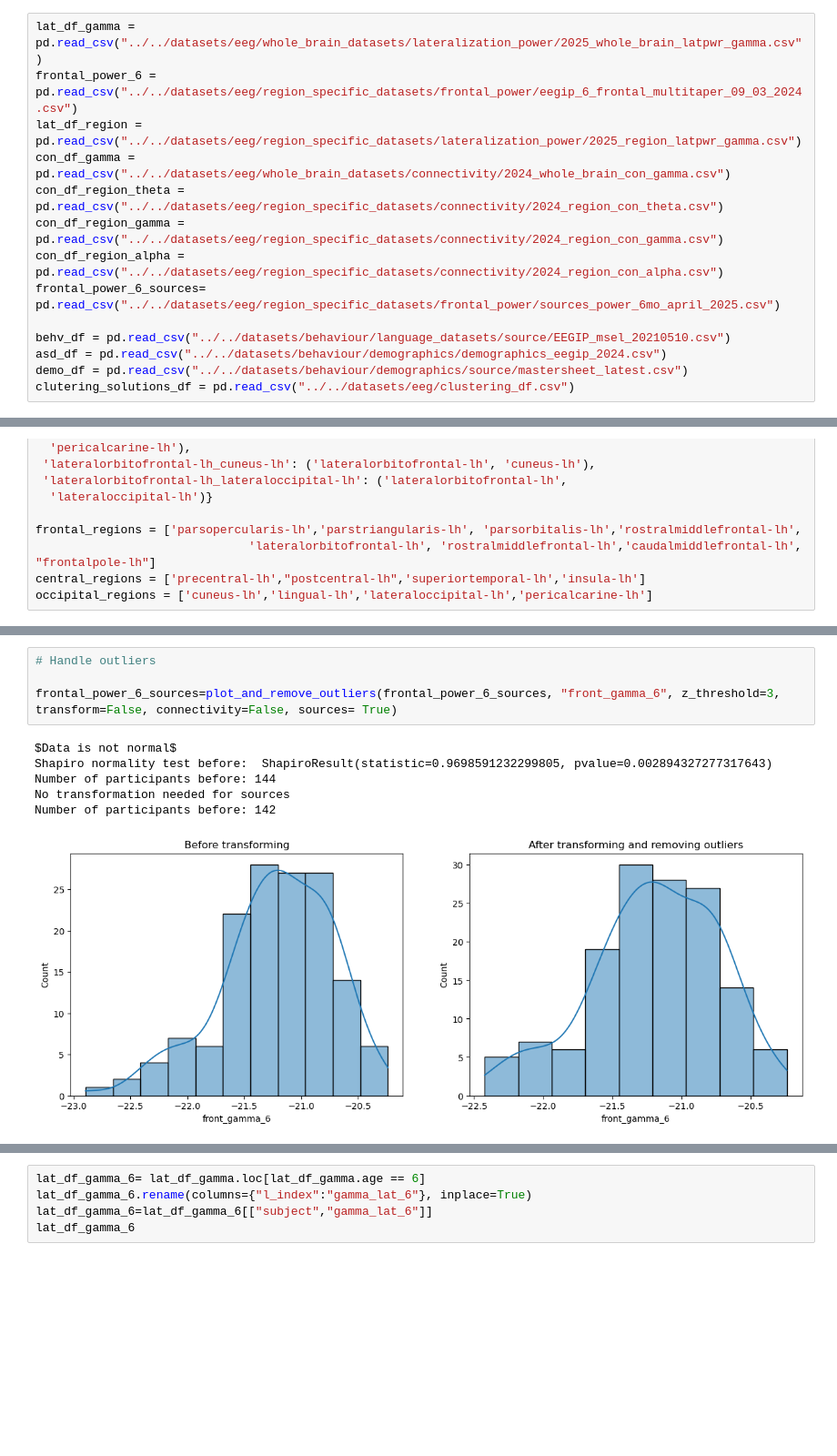
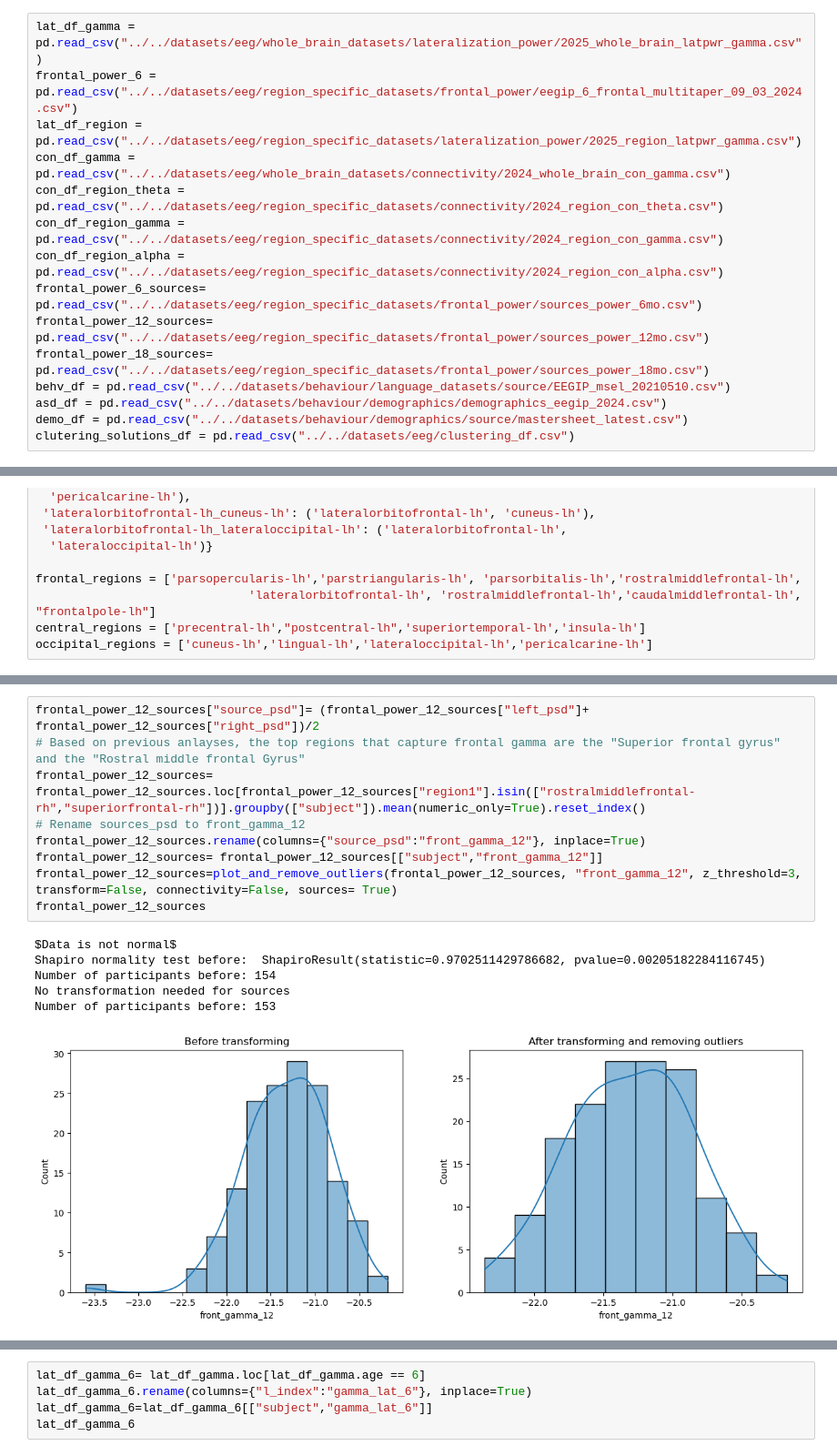
Before and after one commit to gabrielblancogomez/eegip_sex_diff, a Jupyter notebook: code/eeg/EEG_feature_extraction.ipynb, the cells around one changed output, grey strips where cells are left out. Shown at 91% size. Cells and saved outputs as stored; diff of their text form; blank space fills up the shorter version.

Commit message:
added frontal gamma @ 12 and connectivity

```diff
--- a/code/eeg/EEG_feature_extraction.ipynb
+++ b/code/eeg/EEG_feature_extraction.ipynb
@@ -35,8 +35,9 @@ con_df_gamma = pd.read_csv("../../datasets/eeg/whole_brain_datasets/connectivity
 con_df_region_theta = pd.read_csv("../../datasets/eeg/region_specific_datasets/connectivity/2024_region_con_theta.csv")
 con_df_region_gamma = pd.read_csv("../../datasets/eeg/region_specific_datasets/connectivity/2024_region_con_gamma.csv")
 con_df_region_alpha = pd.read_csv("../../datasets/eeg/region_specific_datasets/connectivity/2024_region_con_alpha.csv")
-frontal_power_6_sources= pd.read_csv("../../datasets/eeg/region_specific_datasets/frontal_power/sources_power_6mo_april_2025.csv")
-
+frontal_power_6_sources= pd.read_csv("../../datasets/eeg/region_specific_datasets/frontal_power/sources_power_6mo.csv")
+frontal_power_12_sources= pd.read_csv("../../datasets/eeg/region_specific_datasets/frontal_power/sources_power_12mo.csv")
+frontal_power_18_sources= pd.read_csv("../../datasets/eeg/region_specific_datasets/frontal_power/sources_power_18mo.csv")
 behv_df = pd.read_csv("../../datasets/behaviour/language_datasets/source/EEGIP_msel_20210510.csv")
 asd_df = pd.read_csv("../../datasets/behaviour/demographics/demographics_eegip_2024.csv")
 demo_df = pd.read_csv("../../datasets/behaviour/demographics/source/mastersheet_latest.csv")
@@ -398,11 +257,16 @@ frontal_power_6_sources= frontal_power_6_sources[["subject","front_gamma_6"]]
 # %%
-# Handle outliers
-
-frontal_power_6_sources=plot_and_remove_outliers(frontal_power_6_sources, "front_gamma_6", z_threshold=3, transform=False, connectivity=False, sources= True)
+frontal_power_12_sources["source_psd"]= (frontal_power_12_sources["left_psd"]+ frontal_power_12_sources["right_psd"])/2
+# Based on previous anlayses, the top regions that capture frontal gamma are the "Superior frontal gyrus" and the "Rostral middle frontal Gyrus"
+frontal_power_12_sources= frontal_power_12_sources.loc[frontal_power_12_sources["region1"].isin(["rostralmiddlefrontal-rh","superiorfrontal-rh"])].groupby(["subject"]).mean(numeric_only=True).reset_index()
+# Rename sources_psd to front_gamma_12
+frontal_power_12_sources.rename(columns={"source_psd":"front_gamma_12"}, inplace=True)
+frontal_power_12_sources= frontal_power_12_sources[["subject","front_gamma_12"]]
+frontal_power_12_sources=plot_and_remove_outliers(frontal_power_12_sources, "front_gamma_12", z_threshold=3, transform=False, connectivity=False, sources= True)
+frontal_power_12_sources
 # %% [output]
 $Data is not normal$
-Shapiro normality test before:  ShapiroResult(statistic=0.9698591232299805, pvalue=0.002894327277317643)
-Number of participants before: 144
+Shapiro normality test before:  ShapiroResult(statistic=0.9702511429786682, pvalue=0.00205182284116745)
+Number of participants before: 154
 No transformation needed for sources
-Number of participants before: 142
+Number of participants before: 153
-[figure, old version]
+[figure, new version]
```
Also changed, not shown: parts of 32 cells of this notebook.
